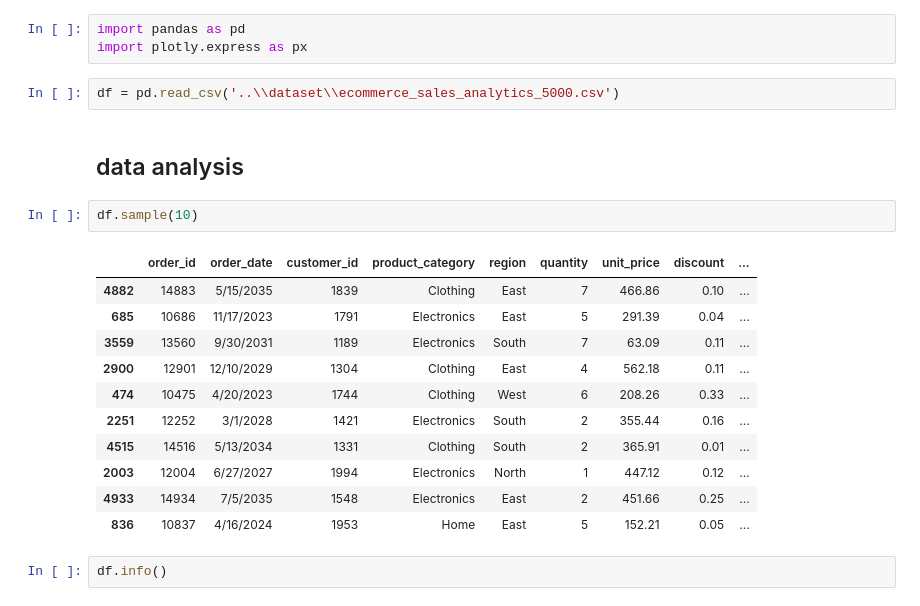
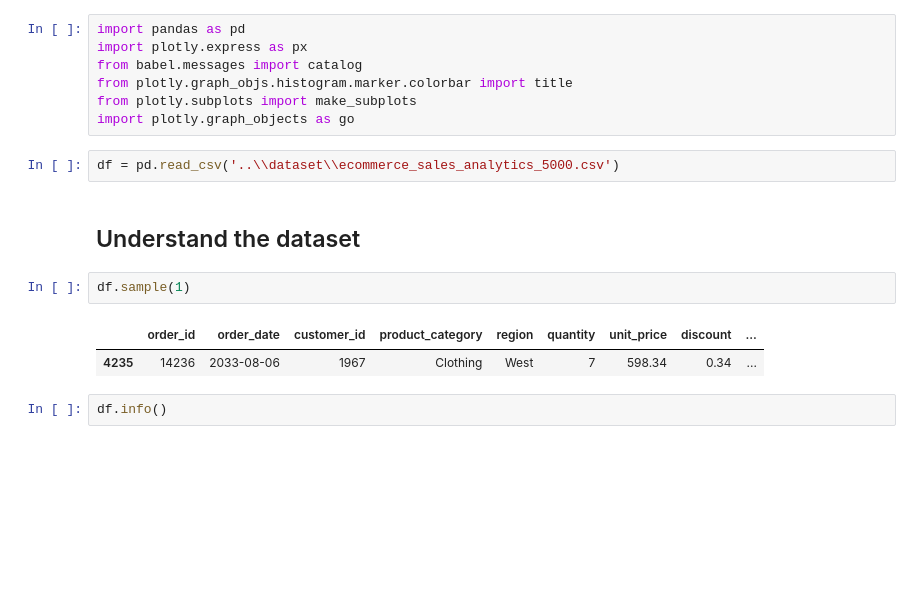
Before and after one commit to harshit00052/super-store-data-analysis, a Jupyter notebook: project/main.ipynb, the cells around one changed output. Cells and saved outputs as stored; diff of their text form; blank space fills up the shorter version.

```diff
--- a/project/main.ipynb
+++ b/project/main.ipynb
@@ -1,24 +1,19 @@
 # %%
 import pandas as pd
 import plotly.express as px
+from babel.messages import catalog
+from plotly.graph_objs.histogram.marker.colorbar import title
+from plotly.subplots import make_subplots
+import plotly.graph_objects as go
 # %%
 df = pd.read_csv('..\\dataset\\ecommerce_sales_analytics_5000.csv')
 # %% [markdown]
-## data analysis
+## Understand the dataset
 # %%
-df.sample(10)
+df.sample(1)
 # %% [output]
 |  | order_id | order_date | customer_id | product_category | region | quantity | unit_price | discount | ... |
-| 4882 | 14883 | 5/15/2035 | 1839 | Clothing | East | 7 | 466.86 | 0.10 | ... |
-| 685 | 10686 | 11/17/2023 | 1791 | Electronics | East | 5 | 291.39 | 0.04 | ... |
-| 3559 | 13560 | 9/30/2031 | 1189 | Electronics | South | 7 | 63.09 | 0.11 | ... |
-| 2900 | 12901 | 12/10/2029 | 1304 | Clothing | East | 4 | 562.18 | 0.11 | ... |
-| 474 | 10475 | 4/20/2023 | 1744 | Clothing | West | 6 | 208.26 | 0.33 | ... |
-| 2251 | 12252 | 3/1/2028 | 1421 | Electronics | South | 2 | 355.44 | 0.16 | ... |
-| 4515 | 14516 | 5/13/2034 | 1331 | Clothing | South | 2 | 365.91 | 0.01 | ... |
-| 2003 | 12004 | 6/27/2027 | 1994 | Electronics | North | 1 | 447.12 | 0.12 | ... |
-| 4933 | 14934 | 7/5/2035 | 1548 | Electronics | East | 2 | 451.66 | 0.25 | ... |
-| 836 | 10837 | 4/16/2024 | 1953 | Home | East | 5 | 152.21 | 0.05 | ... |
+| 4235 | 14236 | 2033-08-06 | 1967 | Clothing | West | 7 | 598.34 | 0.34 | ... |
 # %%
 df.info()
 # %% [output]
```
Also changed, not shown: parts of 29 cells of this notebook, 1 other file.
